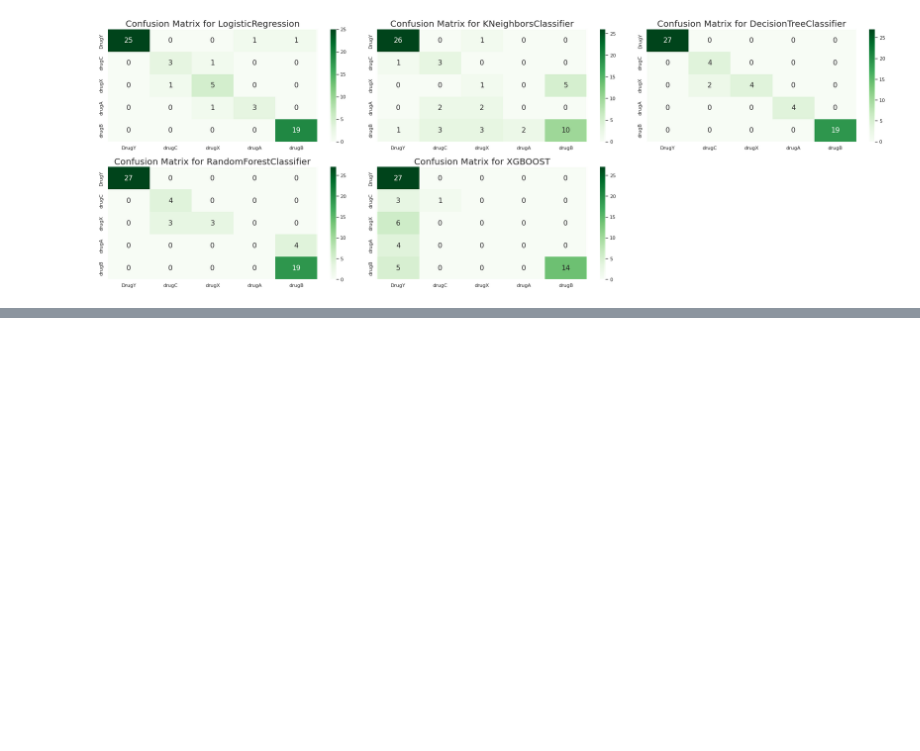
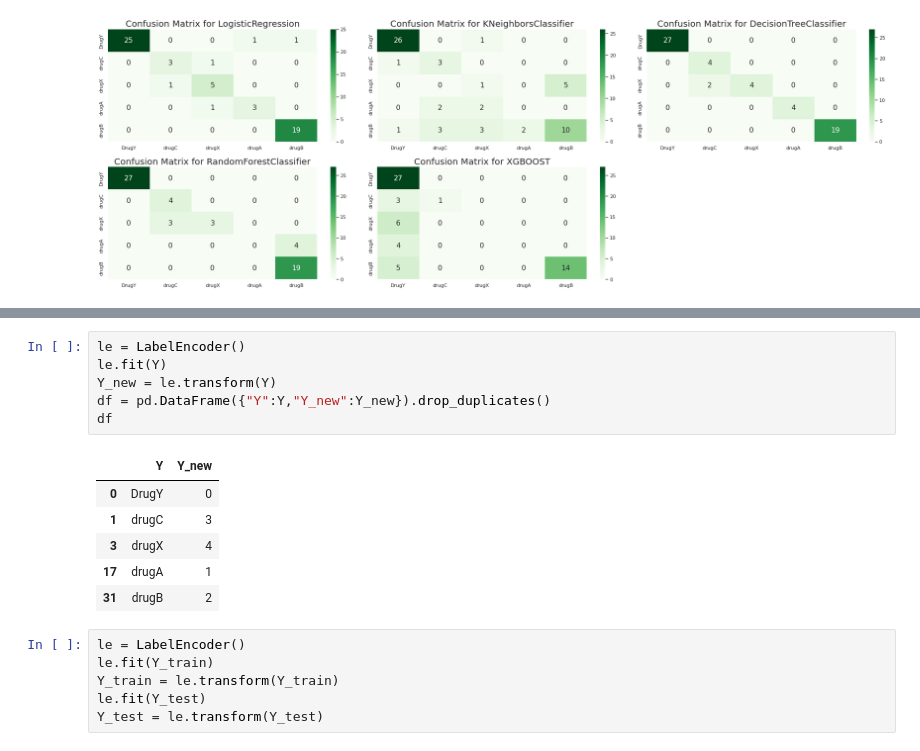
Before and after one commit to dsankush/Drug-Analysis, a Jupyter notebook: Drug_Analysis.ipynb, the cells around one changed output, grey strips where cells are left out. Cells and saved outputs as stored; diff of their text form; blank space fills up the shorter version.

```diff
--- a/Drug_Analysis.ipynb
+++ b/Drug_Analysis.ipynb
@@ -1433,0 +1461,19 @@ drugB      5      0      0      0     14
+# %%
+le = LabelEncoder()
+le.fit(Y)
+Y_new = le.transform(Y)
+df = pd.DataFrame({"Y":Y,"Y_new":Y_new}).drop_duplicates()
+df
+# %% [output]
+|  | Y | Y_new |
+| 0 | DrugY | 0 |
+| 1 | drugC | 3 |
+| 3 | drugX | 4 |
+| 17 | drugA | 1 |
+| 31 | drugB | 2 |
+# %%
+le = LabelEncoder()
+le.fit(Y_train)
+Y_train = le.transform(Y_train)
+le.fit(Y_test)
+Y_test = le.transform(Y_test)
```
Also changed, not shown: parts of 20 cells of this notebook.
